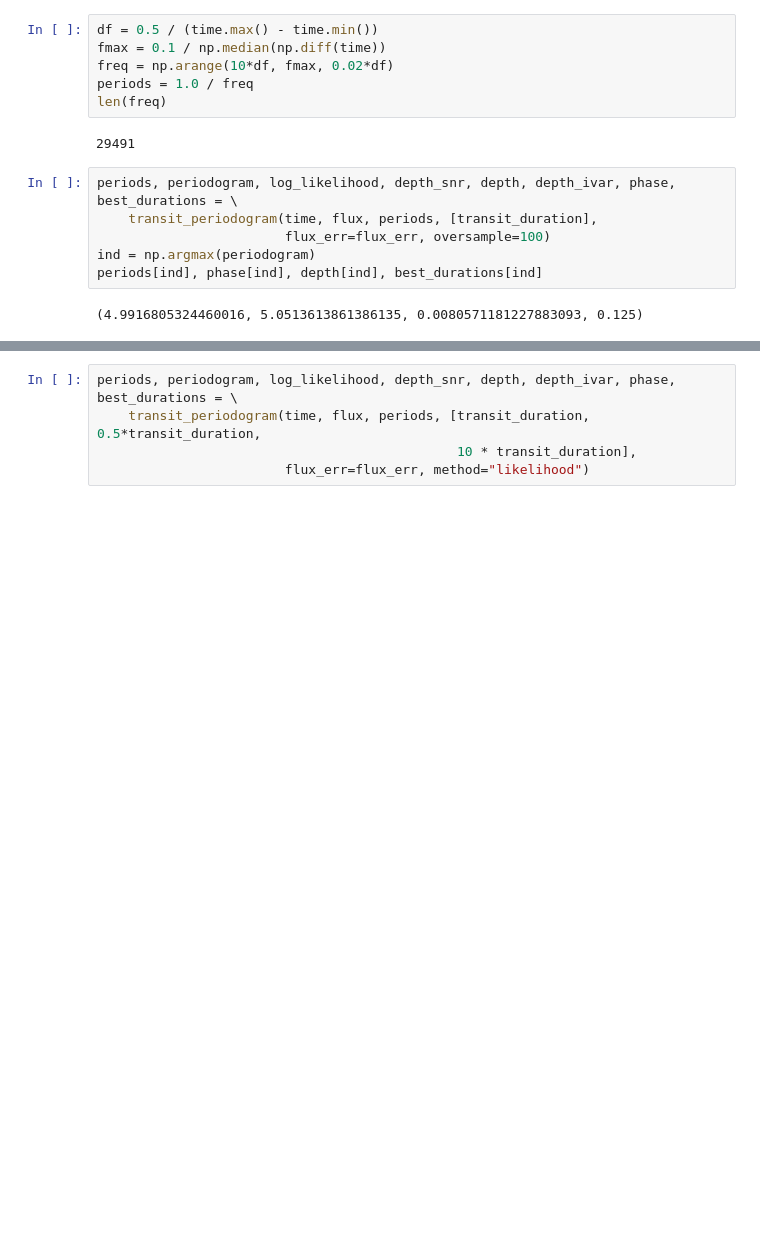
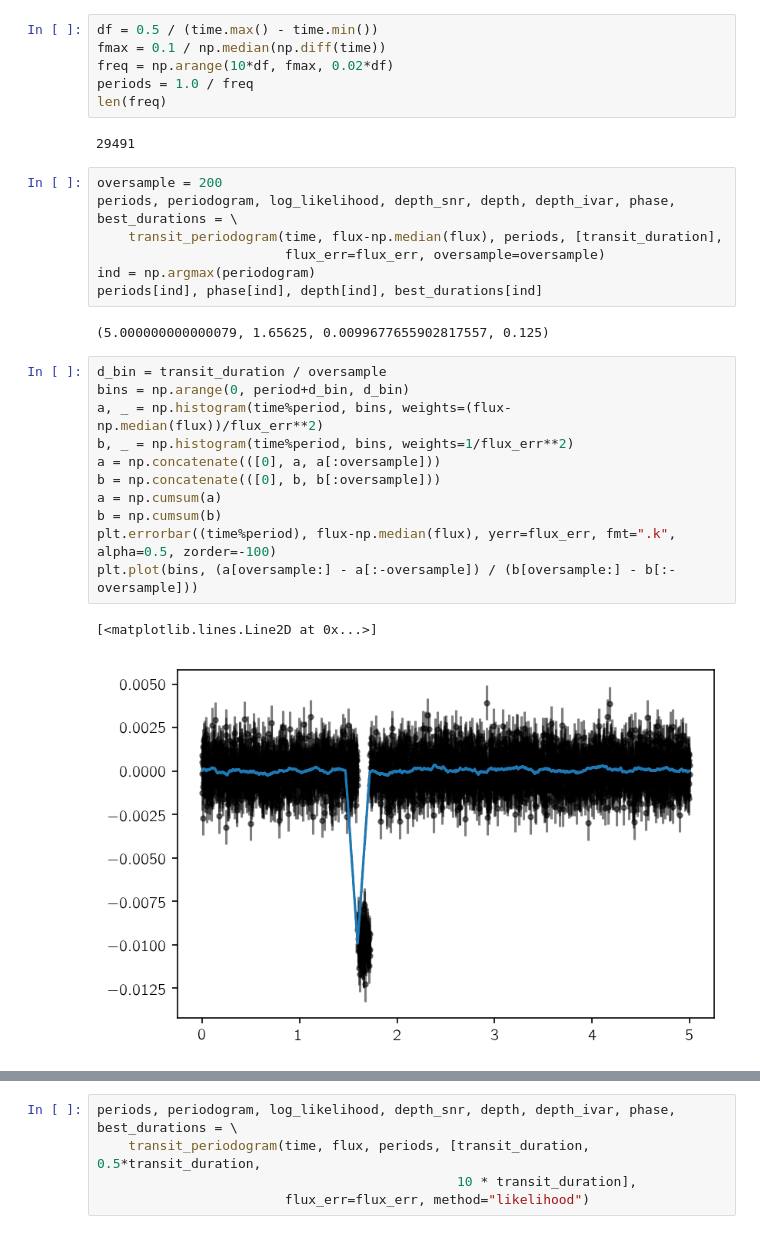
Before and after one commit to mirca/transit-periodogram, a Jupyter notebook: transit_periodogram/examples/demo.ipynb, the cells around one changed output, grey strips where cells are left out. Drawn from its saved outputs; the diff is of its cells as text; blank space fills up the shorter version.

```diff
--- a/transit_periodogram/examples/demo.ipynb
+++ b/transit_periodogram/examples/demo.ipynb
@@ -40,10 +40,25 @@ len(freq)
 # %% [output]
 29491
 # %%
+oversample = 200
 periods, periodogram, log_likelihood, depth_snr, depth, depth_ivar, phase, best_durations = \
-    transit_periodogram(time, flux, periods, [transit_duration],
-                        flux_err=flux_err, oversample=100)
+    transit_periodogram(time, flux-np.median(flux), periods, [transit_duration],
+                        flux_err=flux_err, oversample=oversample)
 ind = np.argmax(periodogram)
 periods[ind], phase[ind], depth[ind], best_durations[ind]
 # %% [output]
-(4.9916805324460016, 5.0513613861386135, 0.0080571181227883093, 0.125)
+(5.000000000000079, 1.65625, 0.0099677655902817557, 0.125)
+# %%
+d_bin = transit_duration / oversample
+bins = np.arange(0, period+d_bin, d_bin)
+a, _ = np.histogram(time%period, bins, weights=(flux-np.median(flux))/flux_err**2)
+b, _ = np.histogram(time%period, bins, weights=1/flux_err**2)
+a = np.concatenate(([0], a, a[:oversample]))
+b = np.concatenate(([0], b, b[:oversample]))
+a = np.cumsum(a)
+b = np.cumsum(b)
+plt.errorbar((time%period), flux-np.median(flux), yerr=flux_err, fmt=".k", alpha=0.5, zorder=-100)
+plt.plot(bins, (a[oversample:] - a[:-oversample]) / (b[oversample:] - b[:-oversample]))
+# %% [output]
+[<matplotlib.lines.Line2D at 0x...>]
+[figure, added]
```
Also changed, not shown: parts of 5 cells of this notebook, 1 other file.
